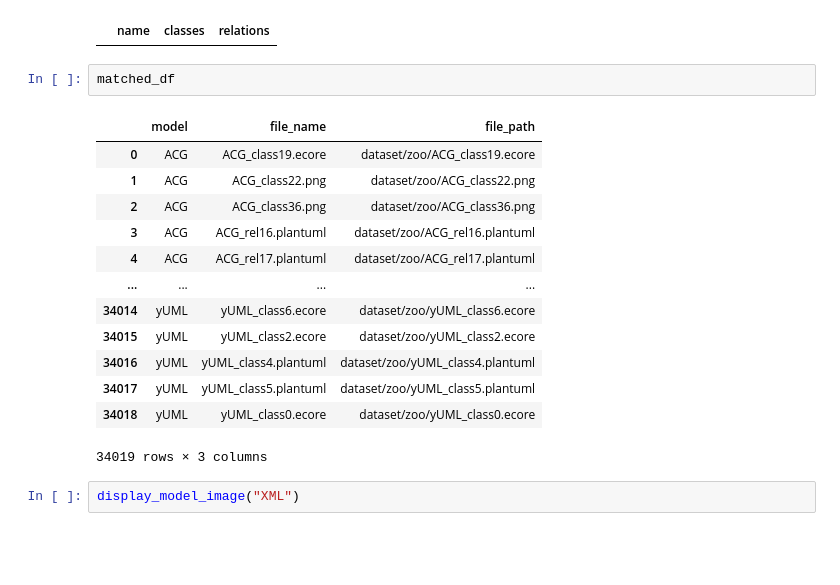
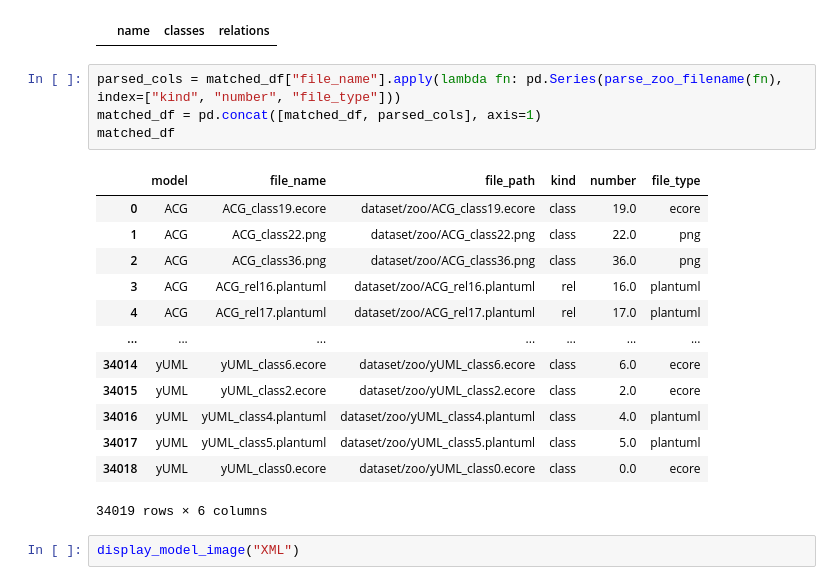
Before and after one commit to piachouaifaty/uml-classes-and-specs, a Jupyter notebook: explorer.ipynb, the cells around one changed output. Saved outputs shown, nothing was run; the diff lists cells and outputs as text; blank space fills up the shorter version.

```diff
--- a/explorer.ipynb
+++ b/explorer.ipynb
@@ -237,22 +236,24 @@ unmatched_files_df
 #None
 # %% [output]
 |  | name | classes | relations |
-# %%
-matched_df
-# %% [output]
-|  | model | file_name | file_path |
-| 0 | ACG | ACG_class19.ecore | dataset/zoo/ACG_class19.ecore |
-| 1 | ACG | ACG_class22.png | dataset/zoo/ACG_class22.png |
-| 2 | ACG | ACG_class36.png | dataset/zoo/ACG_class36.png |
-| 3 | ACG | ACG_rel16.plantuml | dataset/zoo/ACG_rel16.plantuml |
-| 4 | ACG | ACG_rel17.plantuml | dataset/zoo/ACG_rel17.plantuml |
-| ... | ... | ... | ... |
-| 34014 | yUML | yUML_class6.ecore | dataset/zoo/yUML_class6.ecore |
-| 34015 | yUML | yUML_class2.ecore | dataset/zoo/yUML_class2.ecore |
-| 34016 | yUML | yUML_class4.plantuml | dataset/zoo/yUML_class4.plantuml |
-| 34017 | yUML | yUML_class5.plantuml | dataset/zoo/yUML_class5.plantuml |
-| 34018 | yUML | yUML_class0.ecore | dataset/zoo/yUML_class0.ecore |
-34019 rows × 3 columns
+# %%
+parsed_cols = matched_df["file_name"].apply(lambda fn: pd.Series(parse_zoo_filename(fn), index=["kind", "number", "file_type"]))
+matched_df = pd.concat([matched_df, parsed_cols], axis=1)
+matched_df
+# %% [output]
+|  | model | file_name | file_path | kind | number | file_type |
+| 0 | ACG | ACG_class19.ecore | dataset/zoo/ACG_class19.ecore | class | 19.0 | ecore |
+| 1 | ACG | ACG_class22.png | dataset/zoo/ACG_class22.png | class | 22.0 | png |
+| 2 | ACG | ACG_class36.png | dataset/zoo/ACG_class36.png | class | 36.0 | png |
+| 3 | ACG | ACG_rel16.plantuml | dataset/zoo/ACG_rel16.plantuml | rel | 16.0 | plantuml |
+| 4 | ACG | ACG_rel17.plantuml | dataset/zoo/ACG_rel17.plantuml | rel | 17.0 | plantuml |
+| ... | ... | ... | ... | ... | ... | ... |
+| 34014 | yUML | yUML_class6.ecore | dataset/zoo/yUML_class6.ecore | class | 6.0 | ecore |
+| 34015 | yUML | yUML_class2.ecore | dataset/zoo/yUML_class2.ecore | class | 2.0 | ecore |
+| 34016 | yUML | yUML_class4.plantuml | dataset/zoo/yUML_class4.plantuml | class | 4.0 | plantuml |
+| 34017 | yUML | yUML_class5.plantuml | dataset/zoo/yUML_class5.plantuml | class | 5.0 | plantuml |
+| 34018 | yUML | yUML_class0.ecore | dataset/zoo/yUML_class0.ecore | class | 0.0 | ecore |
+34019 rows × 6 columns
 # %%
 display_model_image("XML")
 # %% [output]
```
Also changed, not shown: parts of 3 cells of this notebook, 2 other files.
